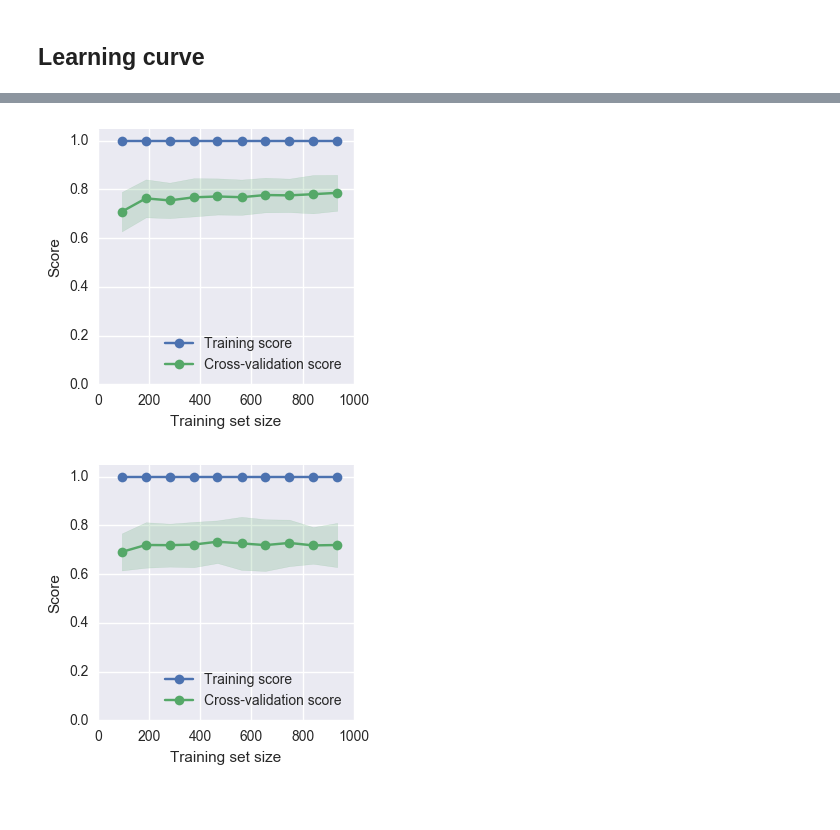
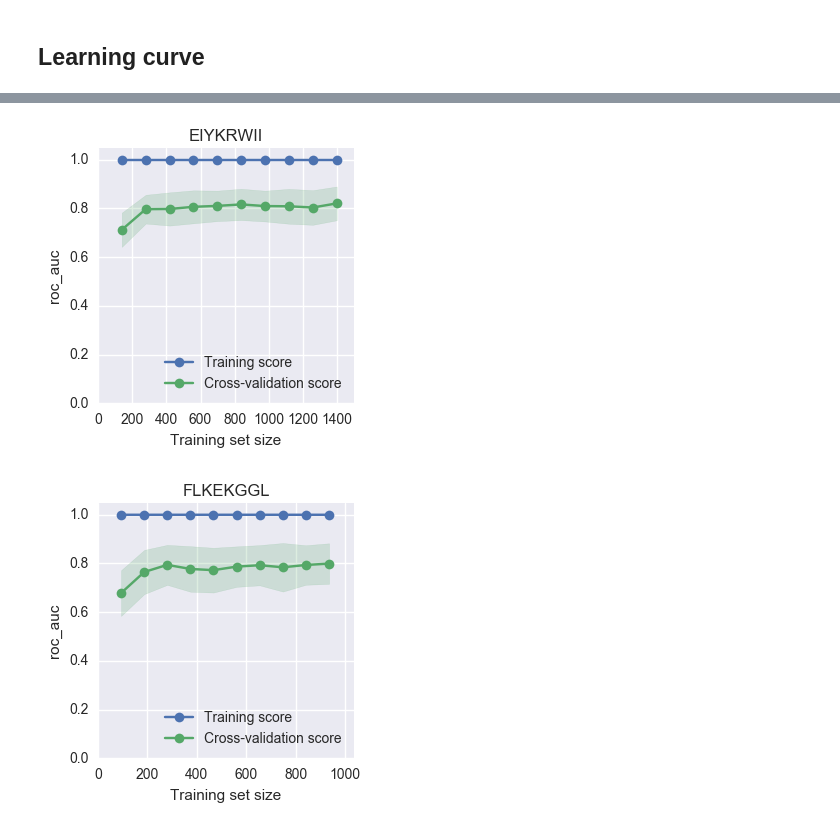
Before and after one commit to bittremieux/TCR-Classifier, a Jupyter notebook: tcr_classifier_v2.ipynb, the cells around one changed output, grey strips where cells are left out. Cells and saved outputs as stored; diff of their text form; code cells hidden in the pictures; blank space fills up the shorter version.

```diff
--- a/tcr_classifier_v2.ipynb
+++ b/tcr_classifier_v2.ipynb
@@ -19,4 +19,5 @@ from pyteomics import electrochem, mass, parser
 pd.options.display.max_rows = 10
 matplotlib.rcParams['font.family'] = 'sans-serif'
 matplotlib.rcParams['font.size'] = 6
+matplotlib.rcParams['xtick.labelsize'] = 6
 np.random.seed(0)
@@ -599,14 +591,8 @@ Name: Feature importances, dtype: float64
 # %% [markdown]
 ## Learning curve
 # %%
-def transform_y(element):
-
-    if element in peptides:
-        return 1
-    else:
-        return 0
-
 learning_curve_stats = []
+score_method = 'roc_auc'
 
 for peptide, predictions, predictions_proba, feature_importances in peptide_results:
 
@@ -615,12 +601,12 @@ for peptide, predictions, predictions_proba, feature_importances in peptide_resu
     X_filtered = X_features[[X_features.columns[i] for i in range(len(X_features.columns))\
                              if selected_features[i] == True]]
     train_sizes, train_scores, test_scores = model_selection.learning_curve(
-        classifier, X_filtered, y.apply(transform_y), train_sizes=np.linspace(.1, 1., 10), scoring='roc_auc', n_jobs=-1,
-        cv=[(train_ind, test_ind) for _, train_ind, test_ind in create_indices(y=y, pos_class=peptide, \
+        classifier, X_features, y.apply(transform_y), train_sizes=np.linspace(.1, 1., 10), scoring=score_method, \
+        n_jobs=-1, cv=[(train_ind, test_ind) for _, train_ind, test_ind in create_indices(y=y, pos_class=peptide, \
                                                                                neg_class=negative, repeats=10)])
     train_scores_mean = np.mean(train_scores, axis=1)
     train_scores_std = np.std(train_scores, axis=1)
     test_scores_mean = np.mean(test_scores, axis=1)
     test_scores_std = np.std(test_scores, axis=1)
 
-    learning_curve_stats.append((peptide, train_scores_mean, train_scores_std, test_scores_mean, test_scores_std))
+    learning_curve_stats.append((peptide, train_sizes, train_scores_mean, train_scores_std, test_scores_mean, test_scores_std))
@@ -645,25 +613,28 @@ for peptide, predictions, predictions_proba, feature_importances in peptide_resu
 # %%
-for peptide, train_scores_mean, train_scores_std, test_scores_mean, test_scores_std in learning_curve_stats:
+for peptide, train_sizes, train_scores_mean, train_scores_std, test_scores_mean, test_scores_std in learning_curve_stats:
 
     # plot the learning curve
     plt.figure(figsize=(width, height))
 
     plt.fill_between(train_sizes, train_scores_mean - train_scores_std,
                      train_scores_mean + train_scores_std, alpha=0.2, color=sns.color_palette()[0])
     plt.plot(train_sizes, train_scores_mean, 'o-', label='Training score')
 
     plt.fill_between(train_sizes, test_scores_mean - test_scores_std,
                      test_scores_mean + test_scores_std, alpha=0.2, color=sns.color_palette()[1])
     plt.plot(train_sizes, test_scores_mean, 'o-', label='Cross-validation score')
 
+    plt.title(peptide)
+
     plt.xlabel('Training set size')
-    plt.ylabel('Score')
+    plt.ylabel(score_method)
 
+    plt.xlim(0.0, max(train_sizes)+100)
     plt.ylim(0.0, 1.05)
 
     plt.legend(loc='lower right')
 
-    plt.savefig('learning_curve.pdf', bbox_inches='tight', dpi=600)
+    plt.savefig('learning_curve_{}_many.pdf'.format(peptide), bbox_inches='tight', dpi=600)
 # %% [output]
-[figure, old version]
+[figure, new version]
-[figure, old version]
+[figure, new version]
```
Also changed, not shown: parts of 8 cells of this notebook.
